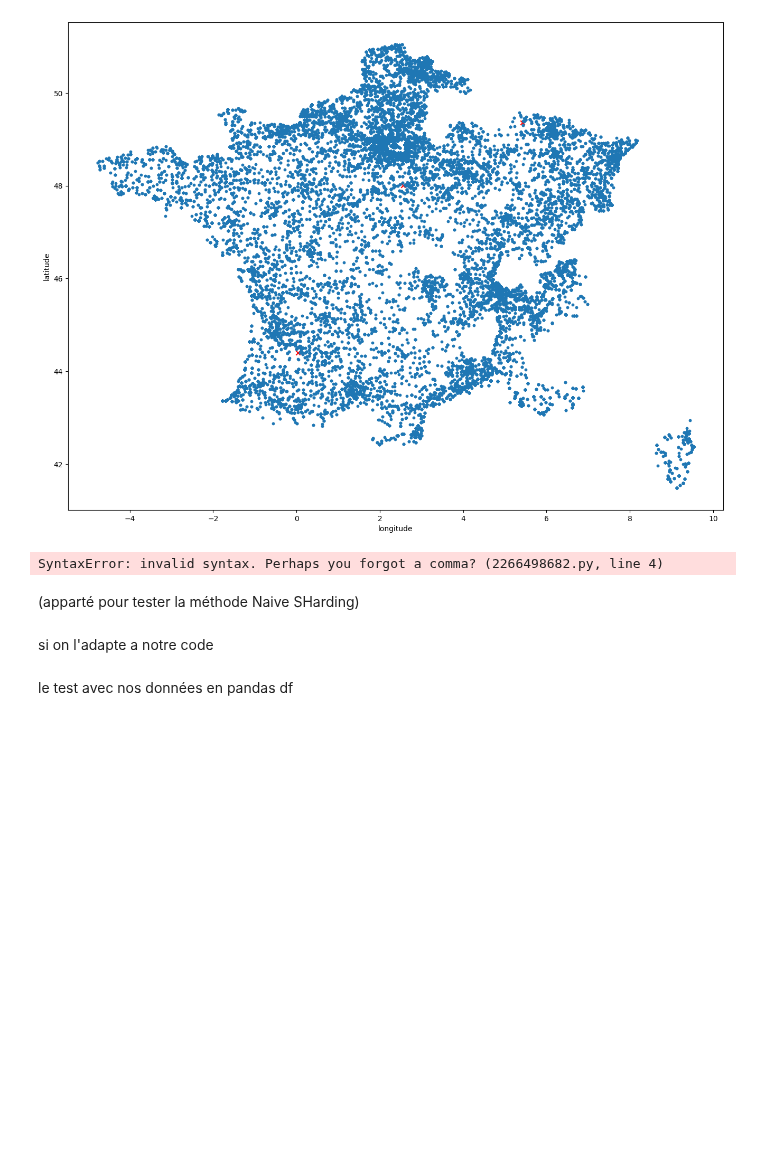
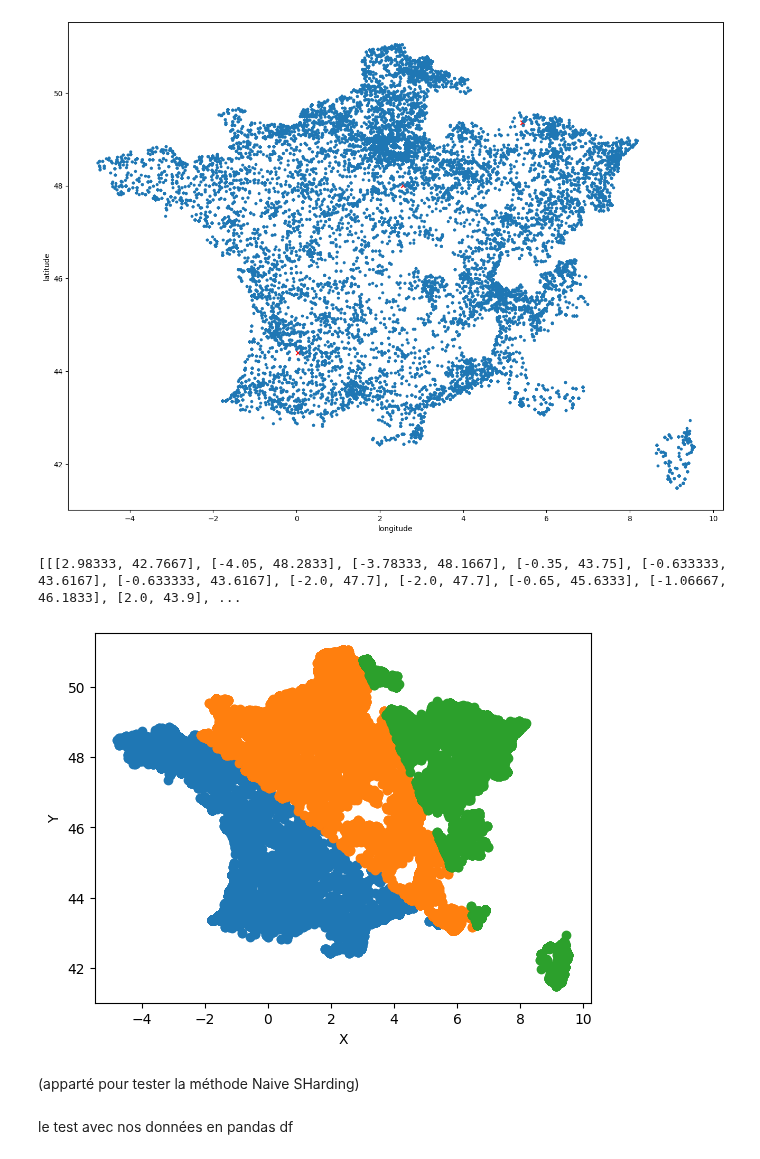
Before and after one commit to Epwo/ProjetA3-23, a Jupyter notebook: IA/non supervisé/non-supervise.ipynb, the cells around one changed output. Saved outputs shown, nothing was run; the diff lists cells and outputs as text; code cells hidden in the pictures; blank space fills up the shorter version.

Commit message:
affichage pour clustering

```diff
--- a/IA/non supervisé/non-supervise.ipynb
+++ b/IA/non supervisé/non-supervise.ipynb
@@ -215,45 +225,61 @@ def _get_mean(sums, step):
 # %%
 import sklearn.preprocessing
 
+fig = plt.figure(figsize=(16,12))  # Width: 8 inches, Height: 6 inches
+plt.xlabel("longitude")
+plt.ylabel("latitude")
+
 def Kmeans(NbCentroids,daf):
-    clusterList = [[None]] * NbCentroids
+    clusterList = [[] for _ in range(NbCentroids)]
     daf = daf[['latitude','longitude']]
-    fig = plt.figure(figsize=(16,12))  # Width: 8 inches, Height: 6 inches
-    plt.xlabel("longitude")
-    plt.ylabel("latitude")
+
     #on va utiliser la méthode par naive sharding
     minmax_scaler = sklearn.preprocessing.MinMaxScaler(feature_range=(0, 1))
     X_scaled = minmax_scaler.fit_transform(daf)
     centroids = naiveShard(X_scaled, k=NbCentroids)
     # Scale centroids using the same scaler
-    centroids_scaled = minmax_scaler.inverse_transform(np.array(centroids))
-    plt.scatter(centroids_scaled[:, 1], centroids_scaled[:, 0], c='red', marker='x')
+    centroids = minmax_scaler.inverse_transform(np.array(centroids))
+    plt.scatter(centroids[:, 1], centroids[:, 0], c='red', marker='x')
     #pour chaque accident on regarde quel est le centroide le plus proche
     #daf = daf.loc[1]
     for index, row in daf.iterrows():
-        pt = np.array([row['latitude'],row['longitude']])
-        distlist = [None] * NbCentroids
+        pt = [row['latitude'],row['longitude']]
+        distlist = [[] for _ in range(NbCentroids)]
         for i in range(len(centroids)):
-            distlist[i] = np.linalg.norm(pt - centroids[i]) #dist eucl*
+            distlist[i] = np.linalg.norm(np.array(pt) - centroids[i]) #dist eucl*
         min_index = distlist.index(min(distlist))
         clusterList[min_index].append(pt)
+
     plt.scatter(daf['longitude'],daf['latitude'],s=10)
     return clusterList
 # %%
 a = Kmeans(3,data)
 # %% [output]
 [figure]
-# %%
-yes = pd.DataFrame(a)
-for index, row in yes.iterrows():
-    print('>',index,'<')
-    print(row)
-# %% [output]
-SyntaxError: invalid syntax. Perhaps you forgot a comma? (2266498682.py, line 4)
+# %%
+print(a)
+# %% [output]
+[[[2.98333, 42.7667], [-4.05, 48.2833], [-3.78333, 48.1667], [-0.35, 43.75], [-0.633333, 43.6167], [-0.633333, 43.6167], [-2.0, 47.7], [-2.0, 47.7], [-0.65, 45.6333], [-1.06667, 46.1833], [2.0, 43.9], ...
+# %%
+colors = ['red', 'green', 'blue', 'orange', 'purple']  # Add more colors if needed
+
+
+plt.xlabel('X')
+plt.ylabel('Y')
+
+# Iterate over each cluster
+for cluster in a:
+    # Extract x and y coordinates for the current cluster
+    y_coords = [coord[0] for coord in cluster]
+    x_coords = [coord[1] for coord in cluster]
+
+
+    # Plot scatter for the current cluster
+    plt.scatter(x_coords, y_coords)
+# %% [output]
+[figure, added]
 # %% [markdown]
 (apparté pour tester la méthode Naive SHarding)
-# %% [markdown]
-si on l'adapte a notre code
 # %% [markdown]
 le test avec nos données en pandas df
 # %%
```
Also changed, not shown: parts of 6 cells of this notebook.
